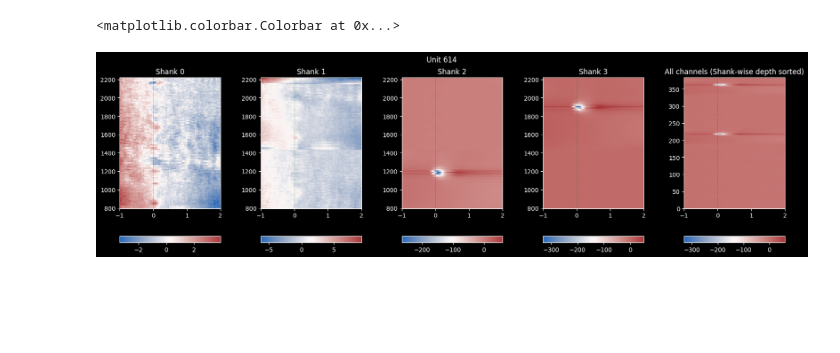
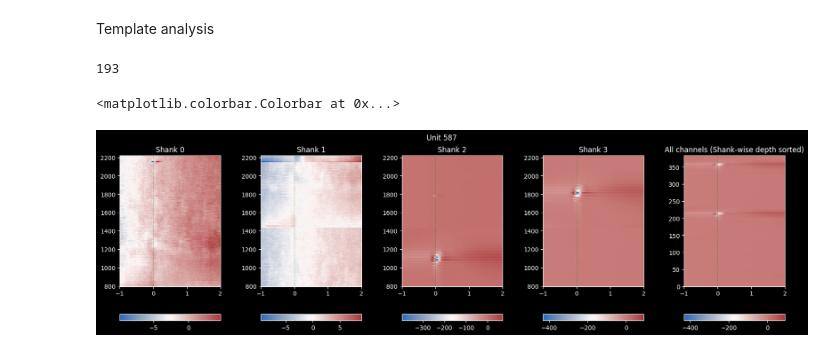
Before and after one commit to Senzai-Lab/tools, a Jupyter notebook: scripts/features.ipynb, the cells around one changed output. Drawn from its saved outputs; the diff is of its cells as text; code cells hidden in the pictures; blank space fills up the shorter version.

```diff
--- a/scripts/features.ipynb
+++ b/scripts/features.ipynb
@@ -46,18 +27,30 @@ UnitsSelectionSorting: 306 units - 1 segments - 30.0kHz
 # %%
-pp = si.create_sorting_analyzer(
-    sorting=sorting,
-    recording=rec,
-    sparse=False,
-    folder=output_path / 'postprocess',
-    format='binary_folder',
-    overwrite=False,
-)
+processing_dir = output_path / 'postprocess'
+if processing_dir.exists():
+    pp = si.load_sorting_analyzer(processing_dir)
+else:
+    rec = si.load(str(data_path / 'concat'))
+    sorting = se.read_kilosort(data_path / 'kilosort').select_units(units['cluster_id'].values)
+    pp = si.create_sorting_analyzer(
+        sorting=sorting,
+        recording=rec,
+        sparse=False,
+        folder=output_path / 'postprocess',
+        format='binary_folder',
+        overwrite=False,
+    )
 
-job_kwargs = dict(n_jobs=-1, chunk_duration="2s", progress_bar=True)
+    job_kwargs = dict(n_jobs=-1, chunk_duration="2s", progress_bar=True)
 
-compute_dict = {
-    'random_spikes': {'method': 'uniform', 'max_spikes_per_unit': 5000},
-    'templates': {'operators': ["average", "std"]}
-}
+    compute_dict = {
+        'random_spikes': {'method': 'uniform', 'max_spikes_per_unit': 5000},
+        'templates': {'operators': ["average", "std"]}
+    }
 
-pp.compute(compute_dict, **job_kwargs)
+    pp.compute(compute_dict, **job_kwargs)
+
+template_ext = pp.get_extension('templates')
+
+ms_before = template_ext.params['ms_before']
+ms_after = template_ext.params['ms_after']
+templates = template_ext.get_templates()
@@ -70,35 +64,39 @@ templates = template_ext.get_templates()
+# %% [markdown]
+Template analysis
 # %%
-unit_idx = 614
+unit_idx = 587
 idx = np.where(sorting.unit_ids == unit_idx)[0].item()
+print(idx)
 template = templates[idx].copy()
 template = template - template.mean(axis=0)
 
 fig, axs = plt.subplots(2, 5, figsize=(20, 5), sharex=False, sharey=False,
                         gridspec_kw={'height_ratios': [1, 0.05], 'wspace': 0.4, 'hspace': 0.4}
 )
 fig.suptitle(f'Unit {sorting.unit_ids[idx]}')
 for i in range(4): # 4 shanks
     shank_mask = probe['shank_ids'] == i
     shank_sorted_idx = probe[shank_mask].index.values
     depths = probe[shank_mask]['depth'].values
 
     axs[0, i].set_title(f'Shank {i}')
     im = axs[0, i].imshow(
             template[:, shank_sorted_idx].T,
             aspect='auto',
             origin='lower',
             interpolation='none',
             cmap=heatmap,
             extent=[-ms_before, ms_after, depths[0], depths[-1]]
         )
     axs[0, i].axvline(0, color='green', linestyle='--', alpha=0.5, linewidth=0.6)
     fig.colorbar(im, cax=axs[1, i], orientation='horizontal')
 
 
 axs[0, 4].set_title('All channels (Shank-wise depth sorted)')
 im = axs[0, 4].imshow(template[:, probe.index.values].T, aspect='auto', origin='lower', interpolation='none', cmap=heatmap, extent=[-ms_before, ms_after, 0, 384])
 axs[0, 4].axvline(0, color='green', linestyle='--', alpha=0.5, linewidth=0.6)
 fig.colorbar(im, cax=axs[1, 4], orientation='horizontal')
 # %% [output]
-<matplotlib.colorbar.Colorbar at 0x...>
+193
+<matplotlib.colorbar.Colorbar at 0x...>
-[figure, old version]
+[figure, new version]
```
Also changed, not shown: parts of 8 cells of this notebook, 1 other file.
